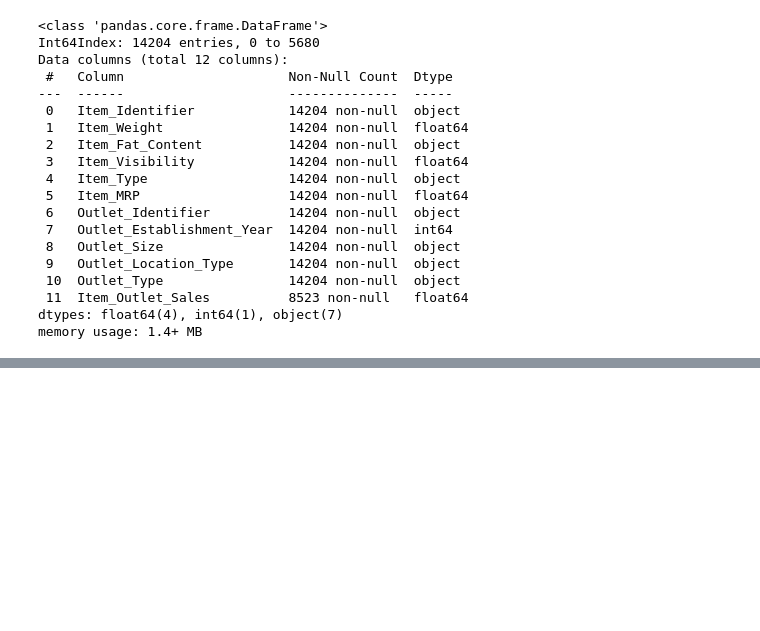
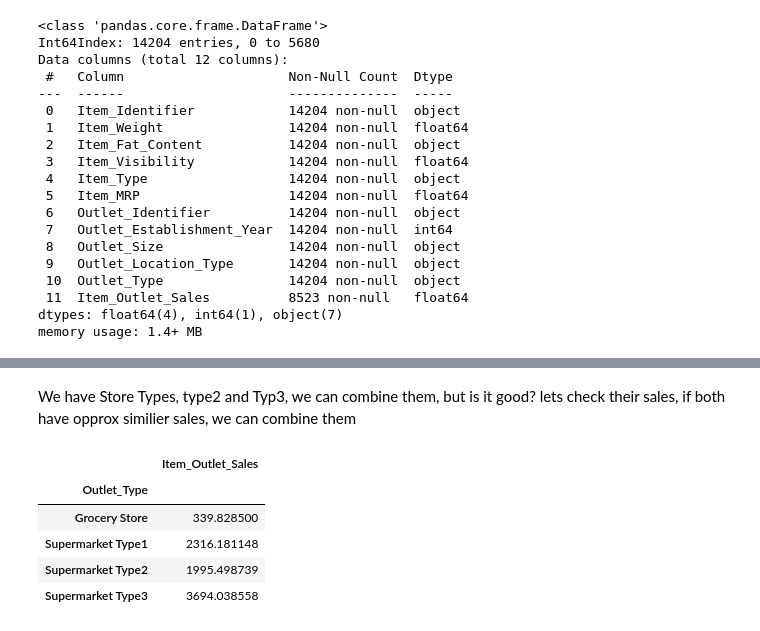
Before and after one commit to mebi-ali/BigMart-Sales-Predication, a Jupyter notebook: bigmart-sales-prediction-analysis.ipynb, the cells around one changed output, grey strips where cells are left out. Cells and saved outputs as stored; diff of their text form; code cells hidden in the pictures; blank space fills up the shorter version.

```diff
--- a/bigmart-sales-prediction-analysis.ipynb
+++ b/bigmart-sales-prediction-analysis.ipynb
@@ -244,0 +350,12 @@ memory usage: 1.4+ MB
+# %% [markdown]
+We have Store Types, type2 and Typ3, we can combine them, but is it good?
+lets check their sales, if both have opprox similier sales, we can combine them
+# %%
+combined.pivot_table(values='Item_Outlet_Sales', index='Outlet_Type')
+# %% [output]
+|  | Item_Outlet_Sales |
+| Outlet_Type |  |
+| Grocery Store | 339.828500 |
+| Supermarket Type1 | 2316.181148 |
+| Supermarket Type2 | 1995.498739 |
+| Supermarket Type3 | 3694.038558 |
```
Also changed, not shown: parts of 14 cells of this notebook.
